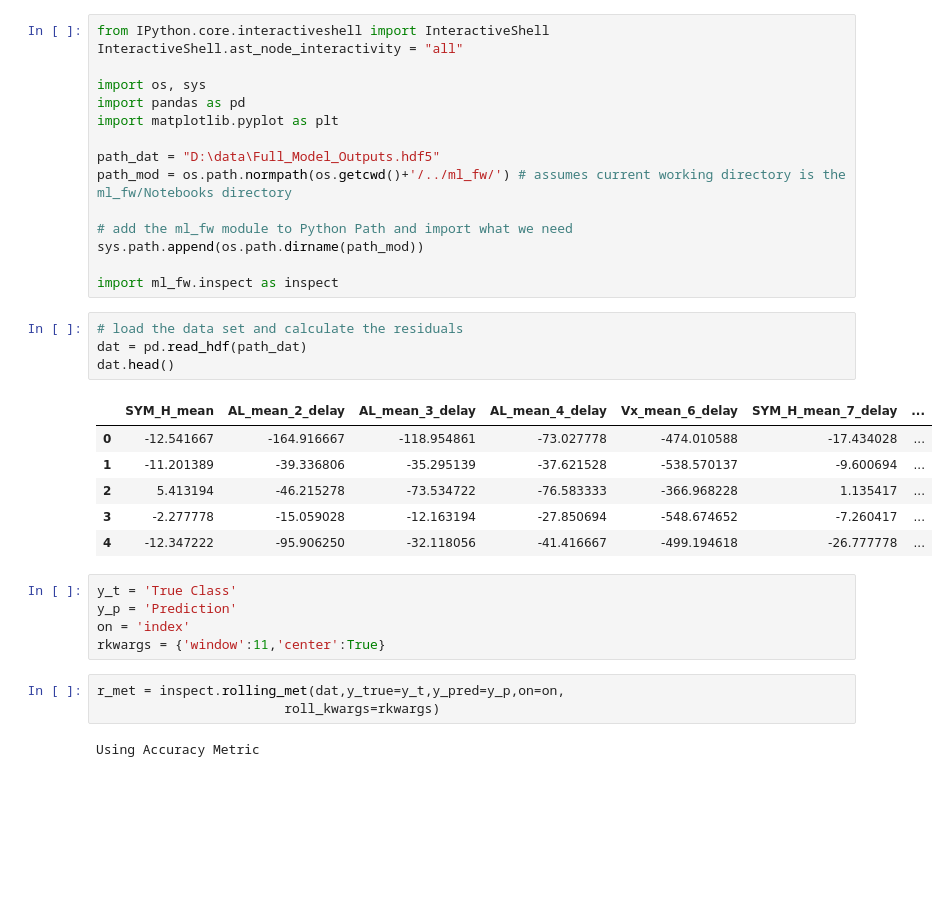
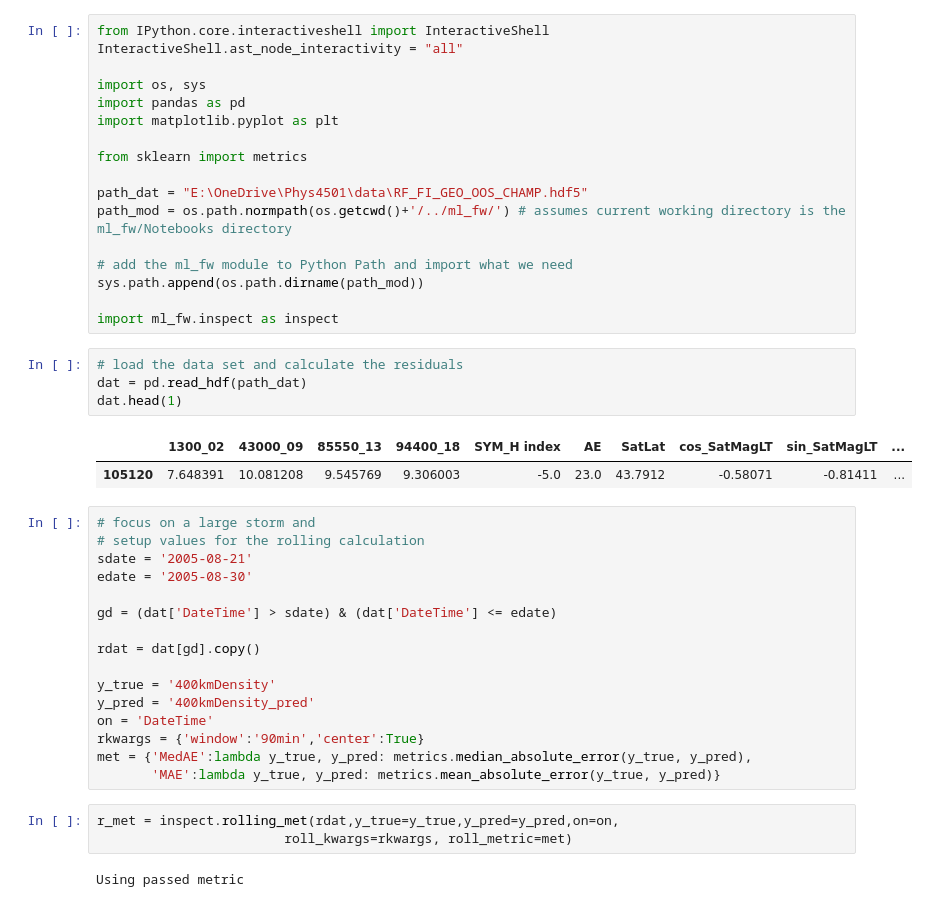
Before and after one commit to kylermurphy/ml_fw, a Jupyter notebook: Notebooks/Rolling_met.ipynb, the cells around one changed output. Cells and saved outputs as stored; diff of their text form; blank space fills up the shorter version.

Commit message:
Update Rolling_met.ipynb
Rolling metric example using the random forest model and Champ OOS dataset

```diff
--- a/Notebooks/Rolling_met.ipynb
+++ b/Notebooks/Rolling_met.ipynb
@@ -9,7 +33,9 @@ import os, sys
 import pandas as pd
 import matplotlib.pyplot as plt
 
-path_dat = "D:\data\Full_Model_Outputs.hdf5"
+from sklearn import metrics
+
+path_dat = "E:\OneDrive\Phys4501\data\RF_FI_GEO_OOS_CHAMP.hdf5"
 path_mod = os.path.normpath(os.getcwd()+'/../ml_fw/') # assumes current working directory is the ml_fw/Notebooks directory
 
 # add the ml_fw module to Python Path and import what we need
@@ -19,21 +45,28 @@ import ml_fw.inspect as inspect
 # %%
 # load the data set and calculate the residuals
 dat = pd.read_hdf(path_dat)
-dat.head()
+dat.head(1)
 # %% [output]
-|  | SYM_H_mean | AL_mean_2_delay | AL_mean_3_delay | AL_mean_4_delay | Vx_mean_6_delay | SYM_H_mean_7_delay | ... |
-| 0 | -12.541667 | -164.916667 | -118.954861 | -73.027778 | -474.010588 | -17.434028 | ... |
-| 1 | -11.201389 | -39.336806 | -35.295139 | -37.621528 | -538.570137 | -9.600694 | ... |
-| 2 | 5.413194 | -46.215278 | -73.534722 | -76.583333 | -366.968228 | 1.135417 | ... |
-| 3 | -2.277778 | -15.059028 | -12.163194 | -27.850694 | -548.674652 | -7.260417 | ... |
-| 4 | -12.347222 | -95.906250 | -32.118056 | -41.416667 | -499.194618 | -26.777778 | ... |
+|  | 1300_02 | 43000_09 | 85550_13 | 94400_18 | SYM_H index | AE | SatLat | cos_SatMagLT | sin_SatMagLT | ... |
+| 105120 | 7.648391 | 10.081208 | 9.545769 | 9.306003 | -5.0 | 23.0 | 43.7912 | -0.58071 | -0.81411 | ... |
-# %%
-y_t = 'True Class'
-y_p = 'Prediction'
-on = 'index'
-rkwargs = {'window':11,'center':True}
+# %%
+# focus on a large storm and
+# setup values for the rolling calculation
+sdate = '2005-08-21'
+edate = '2005-08-30'
+
+gd = (dat['DateTime'] > sdate) & (dat['DateTime'] <= edate)
+
+rdat = dat[gd].copy()
+
+y_true = '400kmDensity'
+y_pred = '400kmDensity_pred'
+on = 'DateTime'
+rkwargs = {'window':'90min','center':True}
+met = {'MedAE':lambda y_true, y_pred: metrics.median_absolute_error(y_true, y_pred),
+       'MAE':lambda y_true, y_pred: metrics.mean_absolute_error(y_true, y_pred)}
 # %%
-r_met = inspect.rolling_met(dat,y_true=y_t,y_pred=y_p,on=on,
-                        roll_kwargs=rkwargs)
+r_met = inspect.rolling_met(rdat,y_true=y_true,y_pred=y_pred,on=on,
+                        roll_kwargs=rkwargs, roll_metric=met)
 # %% [output]
-Using Accuracy Metric
+Using passed metric
```
Also changed, not shown: parts of 5 cells of this notebook.
